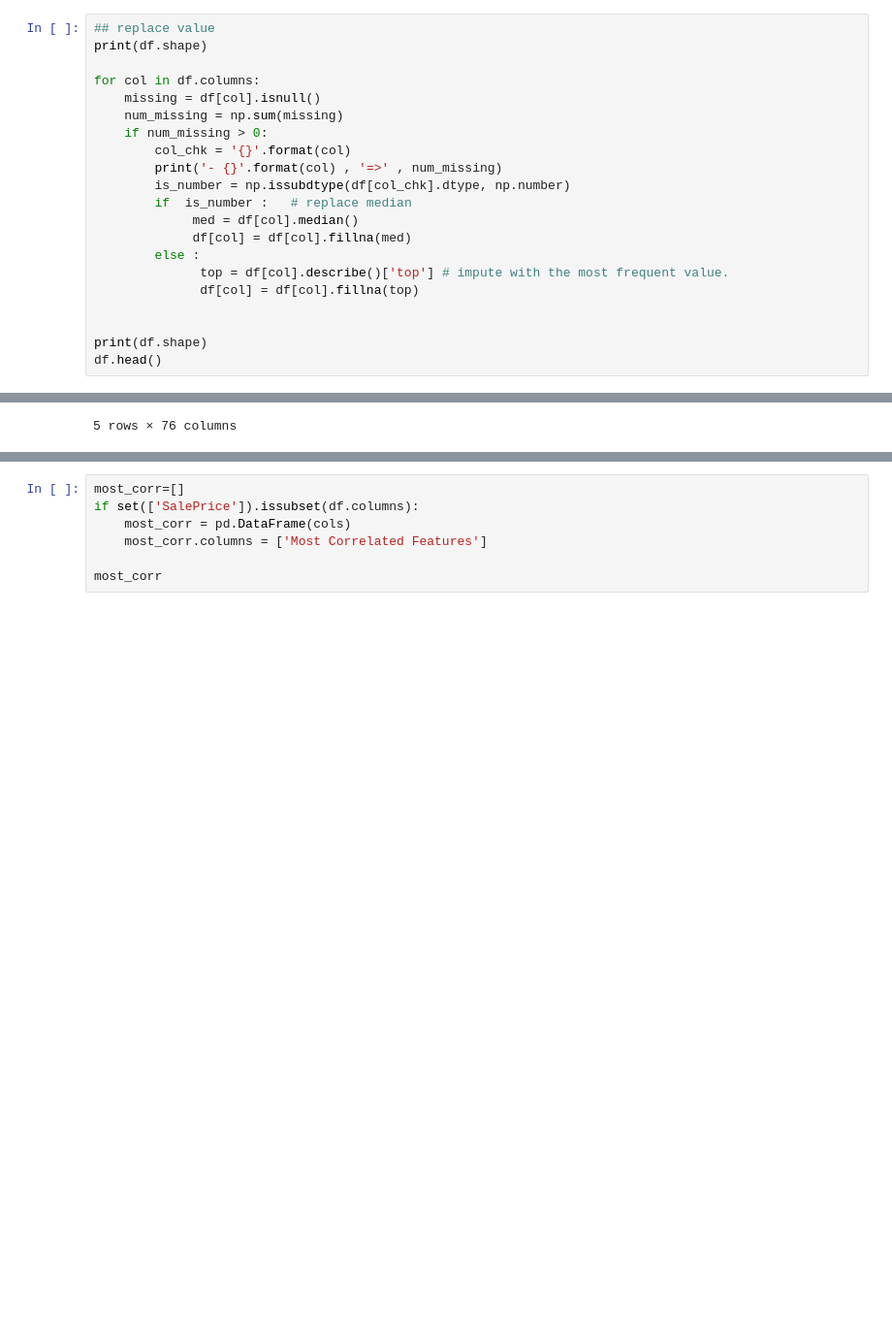
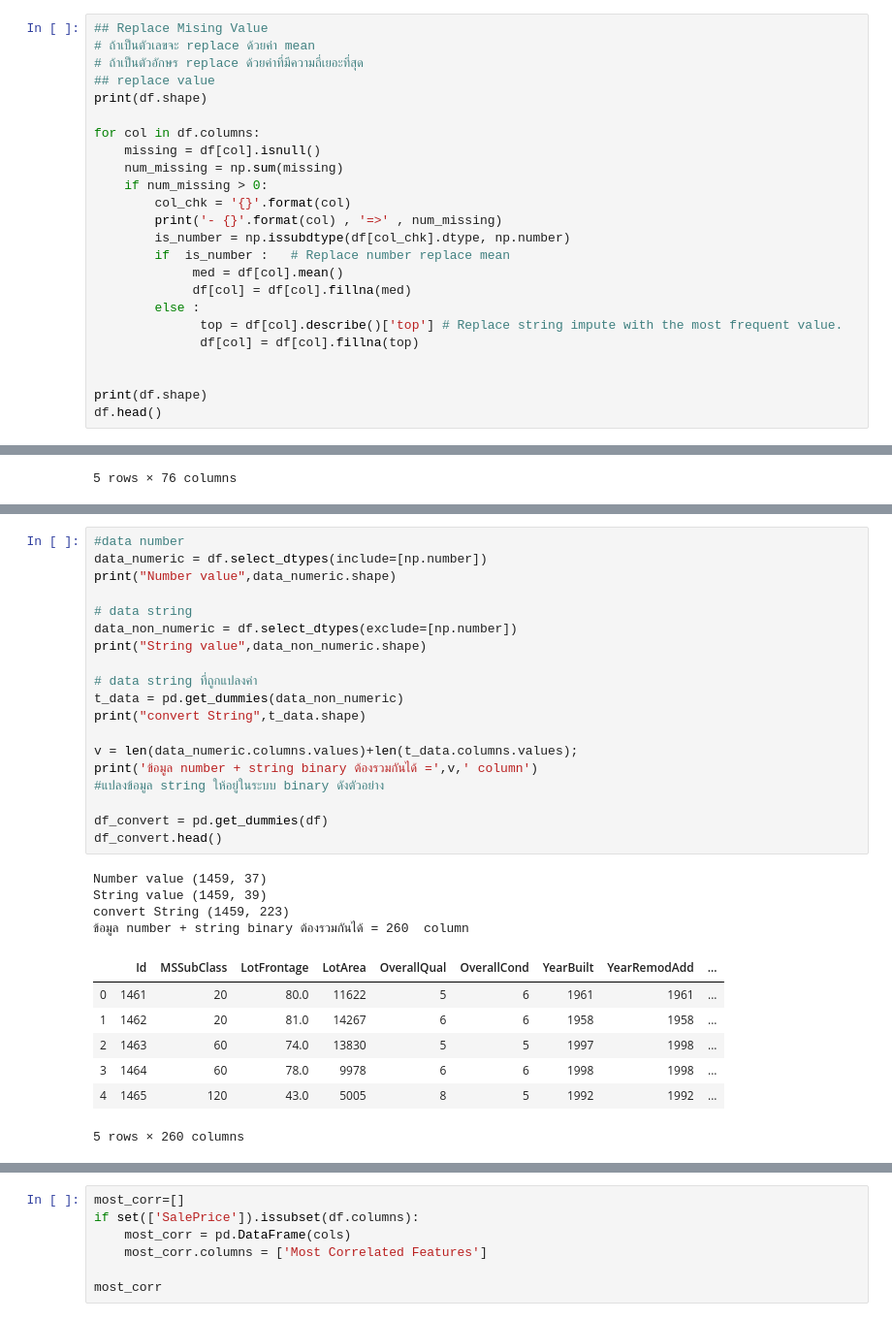
Before and after one commit to DataMining-GPABT/PredictPriceHouse, a Jupyter notebook: SourceCode/10_PredictPrice_Cleandata.ipynb, the cells around one changed output, grey strips where cells are left out. Shown: that part at 97% size. Drawn from its saved outputs; the diff is of its cells as text; blank space fills up the shorter version.

Commit message:
update code model and create data

```diff
--- a/SourceCode/10_PredictPrice_Cleandata.ipynb
+++ b/SourceCode/10_PredictPrice_Cleandata.ipynb
@@ -174,6 +191,9 @@ df.drop(df[ismissing_cols],axis=1,inplace=True)
 ismissing_cols = [col for col in df.columns if 'num_missing' in col]
 df.drop(df[ismissing_cols],axis=1,inplace=True)
 # %%
+## Replace Mising Value
+# ถ้าเป็นตัวเลขจะ replace ด้วยค่า mean
+# ถ้าเป็นตัวอักษร replace ด้วยค่าที่มีความถี่เยอะที่สุด
 ## replace value
 print(df.shape)
 
@@ -184,11 +204,11 @@ for col in df.columns:
         col_chk = '{}'.format(col)
         print('- {}'.format(col) , '=>' , num_missing)
         is_number = np.issubdtype(df[col_chk].dtype, np.number)
-        if  is_number :   # replace median
-             med = df[col].median()
+        if  is_number :   # Replace number replace mean
+             med = df[col].mean()
              df[col] = df[col].fillna(med)
         else :
-              top = df[col].describe()['top'] # impute with the most frequent value.
+              top = df[col].describe()['top'] # Replace string impute with the most frequent value.
               df[col] = df[col].fillna(top)
 
 
@@ -251,0 +265,31 @@ df
+# %%
+#data number
+data_numeric = df.select_dtypes(include=[np.number])
+print("Number value",data_numeric.shape)
+
+# data string
+data_non_numeric = df.select_dtypes(exclude=[np.number])
+print("String value",data_non_numeric.shape)
+
+# data string ที่ถูกแปลงค่า
+t_data = pd.get_dummies(data_non_numeric)
+print("convert String",t_data.shape)
+
+v = len(data_numeric.columns.values)+len(t_data.columns.values);
+print('ข้อมูล number + string binary ต้องรวมกันได้ =',v,' column')
+#แปลงข้อมูล string ให้อยู่ในระบบ binary ดังตัวอย่าง
+
+df_convert = pd.get_dummies(df)
+df_convert.head()
+# %% [output]
+Number value (1459, 37)
+String value (1459, 39)
+convert String (1459, 223)
+ข้อมูล number + string binary ต้องรวมกันได้ = 260  column
+|  | Id | MSSubClass | LotFrontage | LotArea | OverallQual | OverallCond | YearBuilt | YearRemodAdd | ... |
+| 0 | 1461 | 20 | 80.0 | 11622 | 5 | 6 | 1961 | 1961 | ... |
+| 1 | 1462 | 20 | 81.0 | 14267 | 6 | 6 | 1958 | 1958 | ... |
+| 2 | 1463 | 60 | 74.0 | 13830 | 5 | 5 | 1997 | 1998 | ... |
+| 3 | 1464 | 60 | 78.0 | 9978 | 6 | 6 | 1998 | 1998 | ... |
+| 4 | 1465 | 120 | 43.0 | 5005 | 8 | 5 | 1992 | 1992 | ... |
+5 rows × 260 columns
```
Also changed, not shown: parts of 21 cells of this notebook, 3 other files.
